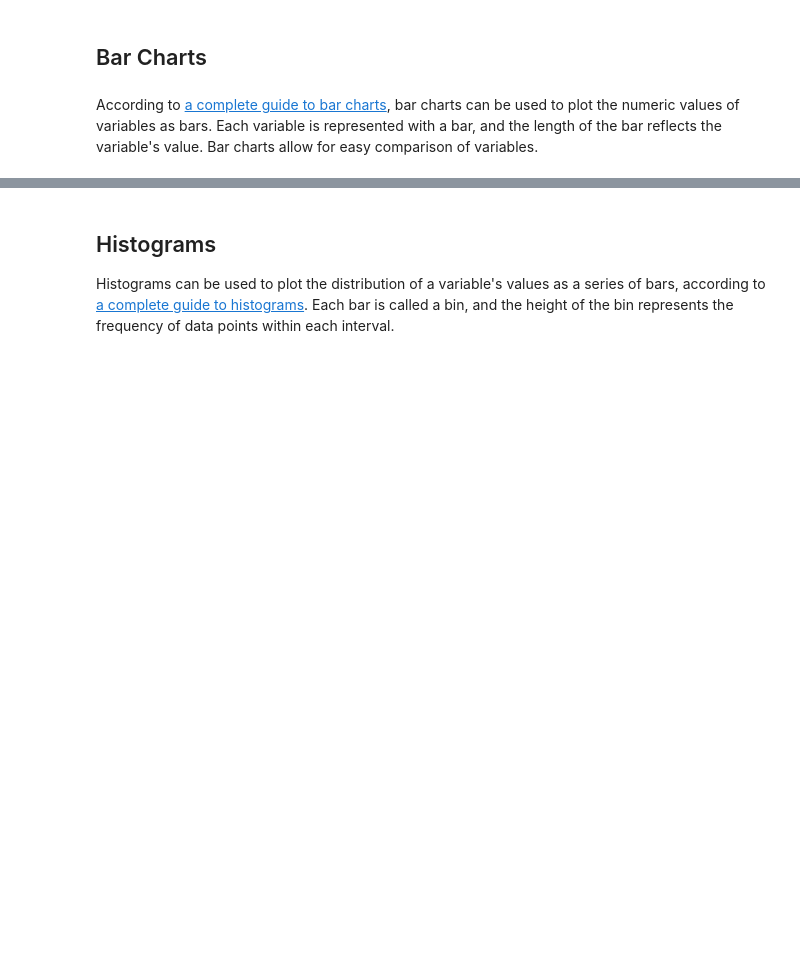
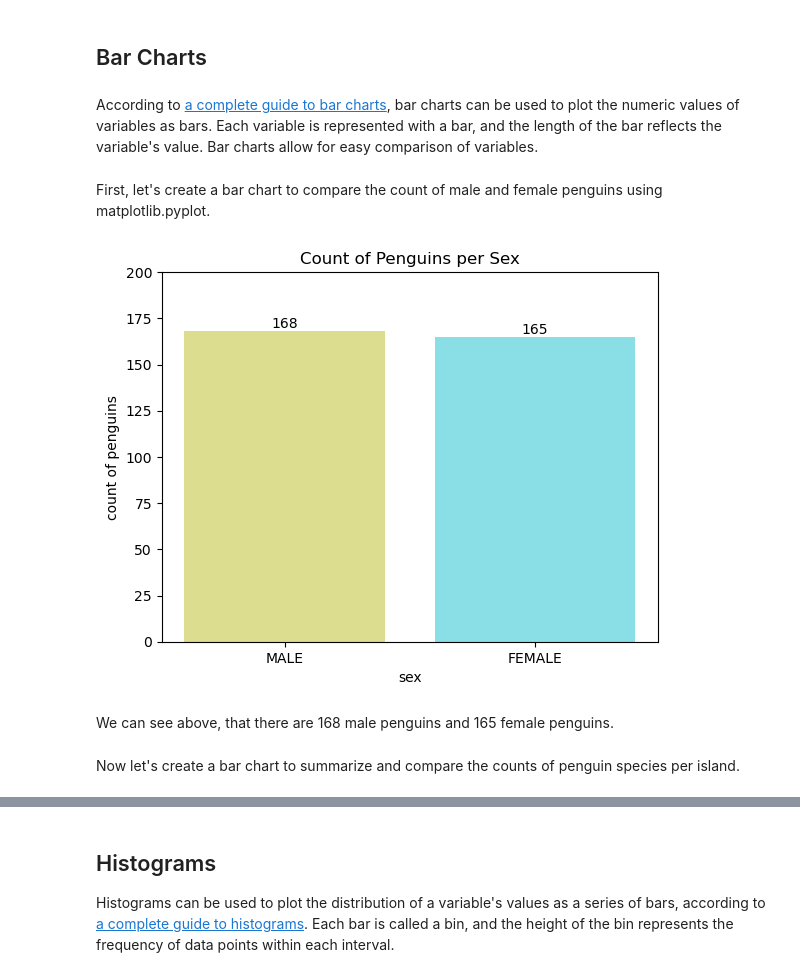
Before and after one commit to eoghanpw/pofda-mywork, a Jupyter notebook: penguins.ipynb, the cells around one changed output, grey strips where cells are left out. Drawn from its saved outputs; the diff is of its cells as text; code cells hidden in the pictures; blank space fills up the shorter version.

Commit message:
penguins updates

```diff
--- a/penguins.ipynb
+++ b/penguins.ipynb
@@ -160,3 +164,33 @@ All the above data is insightful. However, if we plot the data, it will allow fo
 ## Bar Charts
 # %% [markdown]
 According to [a complete guide to bar charts](https://www.atlassian.com/data/charts/bar-chart-complete-guide), bar charts can be used to plot the numeric values of variables as bars. Each variable is represented with a bar, and the length of the bar reflects the variable's value. Bar charts allow for easy comparison of variables.
+# %% [markdown]
+First, let's create a bar chart to compare the count of male and female penguins using matplotlib.pyplot.
+# %%
+# First get the count of male and female penguins.
+penguins_sex = penguins['sex'].value_counts()
+
+# Now let's use subplots to create the bar chart.
+fig, ax = plt.subplots()
+
+# Select the type of plot, x and y variables, bar colours.
+plot = ax.bar(penguins_sex.index, penguins_sex, color=['tab:olive', 'tab:cyan'], alpha=0.5)
+
+# Set the axix labels, y axis limits, title.
+ax.set_xlabel('sex')
+ax.set_ylabel('count of penguins')
+ax.set_ylim(0, 200)
+ax.set_title('Count of Penguins per Sex')
+
+# Add the count to bar labels.
+# Adapted from https://matplotlib.org/stable/gallery/lines_bars_and_markers/bar_label_demo.html#bar-label-demo.
+ax.bar_label(plot)
+
+# Show the plot.
+plt.show()
+# %% [output]
+[figure, added]
+# %% [markdown]
+We can see above, that there are 168 male penguins and 165 female penguins.
+# %% [markdown]
+Now let's create a bar chart to summarize and compare the counts of penguin species per island.
```
Also changed, not shown: parts of 25 cells of this notebook.
